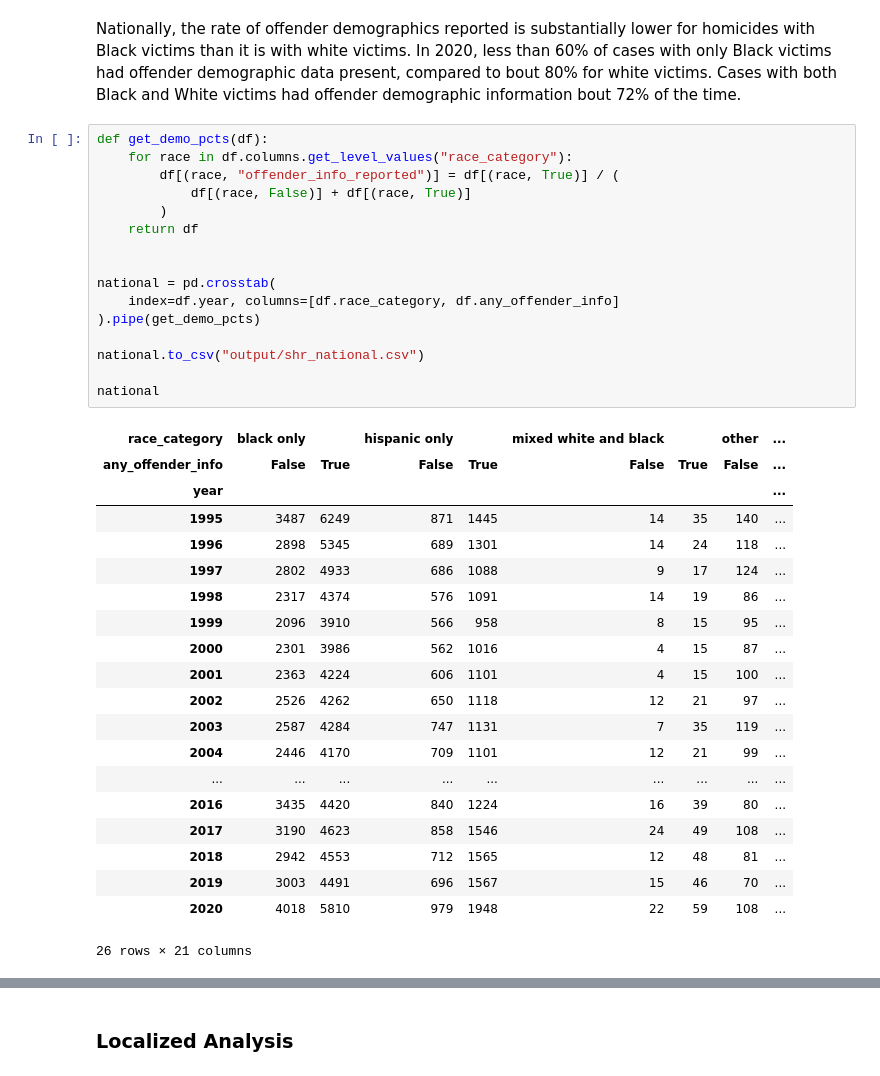
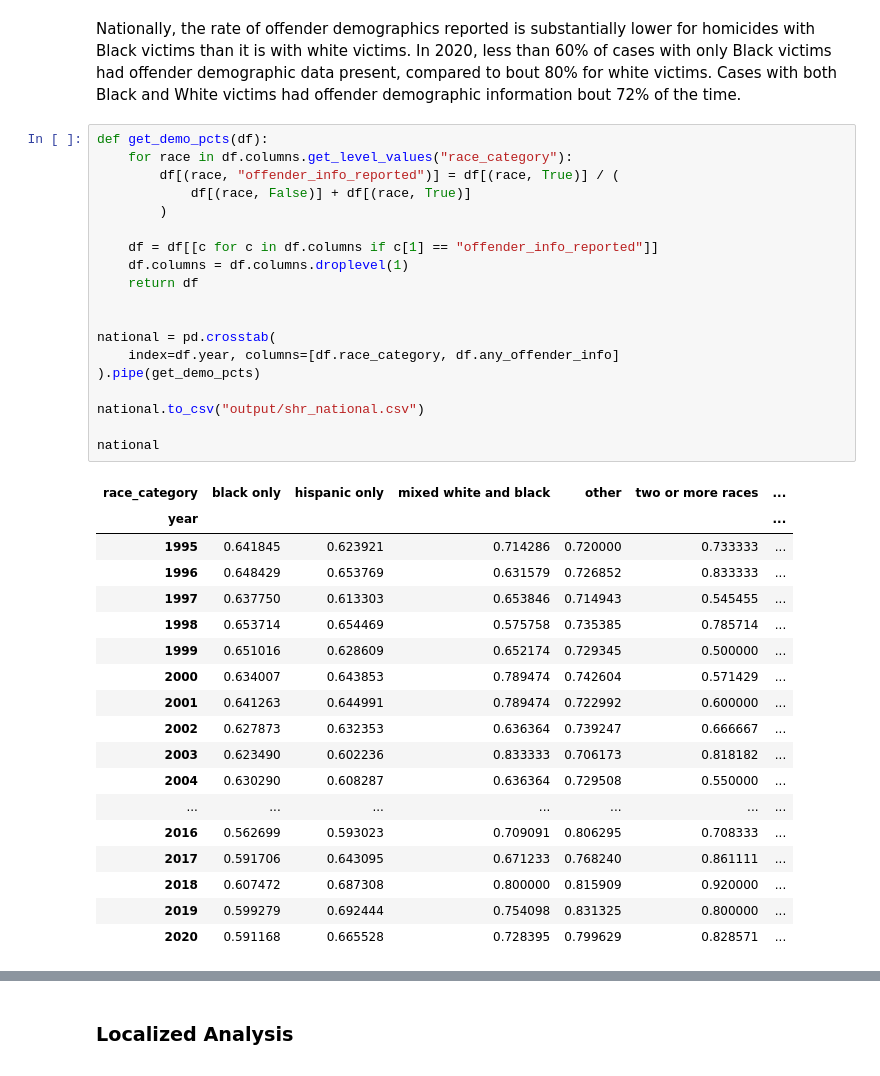
Before and after one commit to cbs-news-data/homicide-clearance-fbi-data, a Jupyter notebook: notebook/shr/src/shr.ipynb, the cells around one changed output, grey strips where cells are left out. Drawn from its saved outputs; the diff is of its cells as text.

```diff
--- a/notebook/shr/src/shr.ipynb
+++ b/notebook/shr/src/shr.ipynb
@@ -211,39 +211,40 @@ Nationally, the rate of offender demographics reported is substantially lower fo
 # %%
 def get_demo_pcts(df):
     for race in df.columns.get_level_values("race_category"):
         df[(race, "offender_info_reported")] = df[(race, True)] / (
             df[(race, False)] + df[(race, True)]
         )
+
+    df = df[[c for c in df.columns if c[1] == "offender_info_reported"]]
+    df.columns = df.columns.droplevel(1)
     return df
 
 
 national = pd.crosstab(
     index=df.year, columns=[df.race_category, df.any_offender_info]
 ).pipe(get_demo_pcts)
 
 national.to_csv("output/shr_national.csv")
 
 national
 # %% [output]
-| race_category | black only |  | hispanic only |  | mixed white and black |  | other | ... |
-| any_offender_info | False | True | False | True | False | True | False | ... |
-| year |  |  |  |  |  |  |  | ... |
-| 1995 | 3487 | 6249 | 871 | 1445 | 14 | 35 | 140 | ... |
-| 1996 | 2898 | 5345 | 689 | 1301 | 14 | 24 | 118 | ... |
-| 1997 | 2802 | 4933 | 686 | 1088 | 9 | 17 | 124 | ... |
-| 1998 | 2317 | 4374 | 576 | 1091 | 14 | 19 | 86 | ... |
-| 1999 | 2096 | 3910 | 566 | 958 | 8 | 15 | 95 | ... |
-| 2000 | 2301 | 3986 | 562 | 1016 | 4 | 15 | 87 | ... |
-| 2001 | 2363 | 4224 | 606 | 1101 | 4 | 15 | 100 | ... |
-| 2002 | 2526 | 4262 | 650 | 1118 | 12 | 21 | 97 | ... |
-| 2003 | 2587 | 4284 | 747 | 1131 | 7 | 35 | 119 | ... |
-| 2004 | 2446 | 4170 | 709 | 1101 | 12 | 21 | 99 | ... |
-| ... | ... | ... | ... | ... | ... | ... | ... | ... |
-| 2016 | 3435 | 4420 | 840 | 1224 | 16 | 39 | 80 | ... |
-| 2017 | 3190 | 4623 | 858 | 1546 | 24 | 49 | 108 | ... |
-| 2018 | 2942 | 4553 | 712 | 1565 | 12 | 48 | 81 | ... |
-| 2019 | 3003 | 4491 | 696 | 1567 | 15 | 46 | 70 | ... |
-| 2020 | 4018 | 5810 | 979 | 1948 | 22 | 59 | 108 | ... |
+| race_category | black only | hispanic only | mixed white and black | other | two or more races | ... |
+| year |  |  |  |  |  | ... |
+| 1995 | 0.641845 | 0.623921 | 0.714286 | 0.720000 | 0.733333 | ... |
+| 1996 | 0.648429 | 0.653769 | 0.631579 | 0.726852 | 0.833333 | ... |
+| 1997 | 0.637750 | 0.613303 | 0.653846 | 0.714943 | 0.545455 | ... |
+| 1998 | 0.653714 | 0.654469 | 0.575758 | 0.735385 | 0.785714 | ... |
+| 1999 | 0.651016 | 0.628609 | 0.652174 | 0.729345 | 0.500000 | ... |
+| 2000 | 0.634007 | 0.643853 | 0.789474 | 0.742604 | 0.571429 | ... |
+| 2001 | 0.641263 | 0.644991 | 0.789474 | 0.722992 | 0.600000 | ... |
+| 2002 | 0.627873 | 0.632353 | 0.636364 | 0.739247 | 0.666667 | ... |
+| 2003 | 0.623490 | 0.602236 | 0.833333 | 0.706173 | 0.818182 | ... |
+| 2004 | 0.630290 | 0.608287 | 0.636364 | 0.729508 | 0.550000 | ... |
+| ... | ... | ... | ... | ... | ... | ... |
+| 2016 | 0.562699 | 0.593023 | 0.709091 | 0.806295 | 0.708333 | ... |
+| 2017 | 0.591706 | 0.643095 | 0.671233 | 0.768240 | 0.861111 | ... |
+| 2018 | 0.607472 | 0.687308 | 0.800000 | 0.815909 | 0.920000 | ... |
+| 2019 | 0.599279 | 0.692444 | 0.754098 | 0.831325 | 0.800000 | ... |
+| 2020 | 0.591168 | 0.665528 | 0.728395 | 0.799629 | 0.828571 | ... |
-26 rows × 21 columns
 # %%
 (
```
Also changed, not shown: parts of 7 cells of this notebook.
